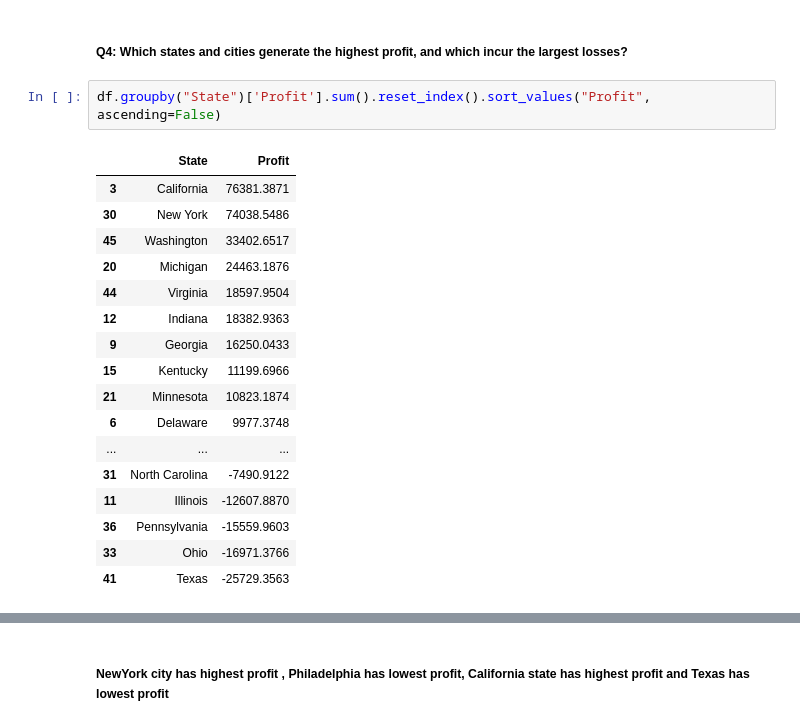
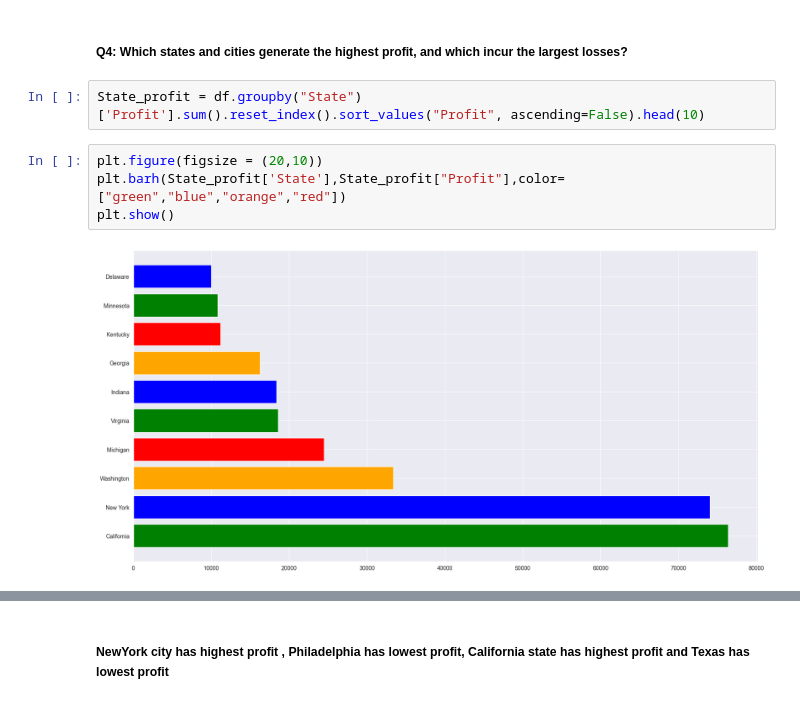
Before and after one commit to salma20005/SuperStore, a Jupyter notebook: SuperStore.ipynb, the cells around one changed output, grey strips where cells are left out. Drawn from its saved outputs; the diff is of its cells as text.

```diff
--- a/SuperStore.ipynb
+++ b/SuperStore.ipynb
@@ -337,23 +337,11 @@ plt.show()
 # %% [markdown]
 ##### Q4: Which states and cities generate the highest profit, and which incur the largest losses?
 # %%
-df.groupby("State")['Profit'].sum().reset_index().sort_values("Profit", ascending=False)
+State_profit = df.groupby("State")['Profit'].sum().reset_index().sort_values("Profit", ascending=False).head(10)
-# %% [output]
-|  | State | Profit |
-| 3 | California | 76381.3871 |
-| 30 | New York | 74038.5486 |
-| 45 | Washington | 33402.6517 |
-| 20 | Michigan | 24463.1876 |
-| 44 | Virginia | 18597.9504 |
-| 12 | Indiana | 18382.9363 |
-| 9 | Georgia | 16250.0433 |
-| 15 | Kentucky | 11199.6966 |
-| 21 | Minnesota | 10823.1874 |
-| 6 | Delaware | 9977.3748 |
-| ... | ... | ... |
-| 31 | North Carolina | -7490.9122 |
-| 11 | Illinois | -12607.8870 |
-| 36 | Pennsylvania | -15559.9603 |
-| 33 | Ohio | -16971.3766 |
-| 41 | Texas | -25729.3563 |
+# %%
+plt.figure(figsize = (20,10))
+plt.barh(State_profit['State'],State_profit["Profit"],color=["green","blue","orange","red"])
+plt.show()
+# %% [output]
+[figure, added]
 # %%
```
Also changed, not shown: parts of 11 cells of this notebook.
